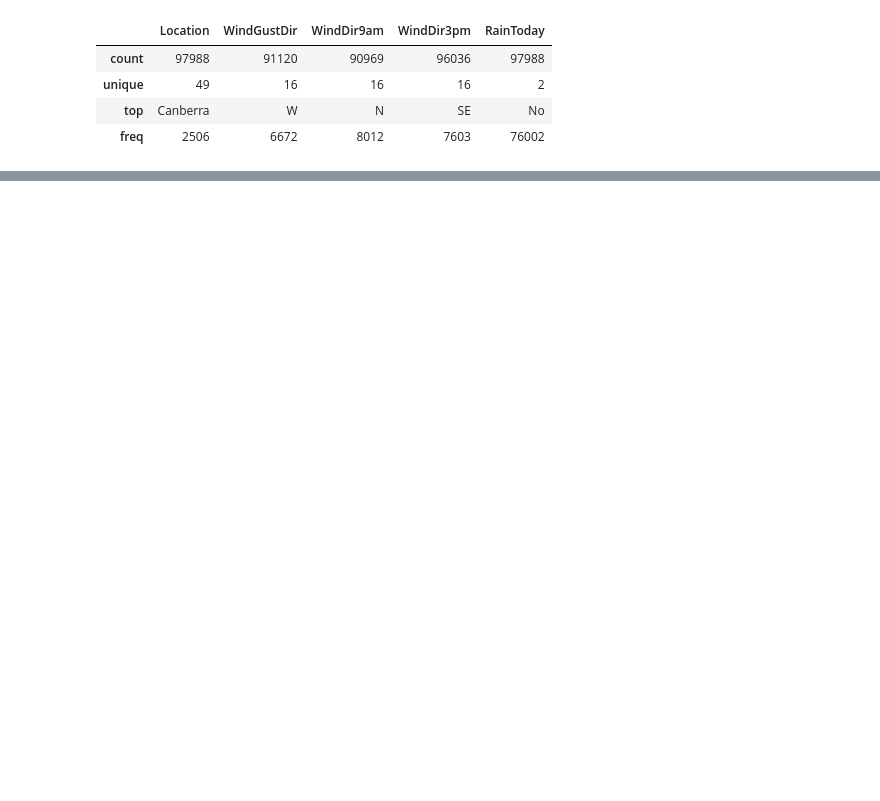
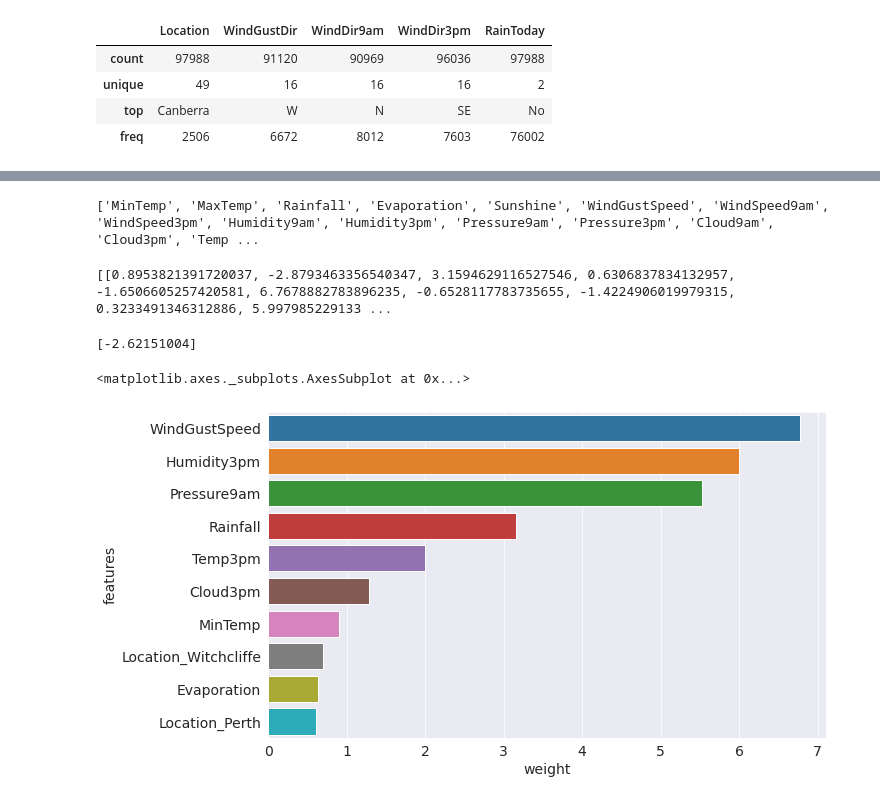
Before and after one commit to pttrupt/PracticeProjects, a Jupyter notebook: Logistic_Regression.ipynb, the cells around one changed output, grey strips where cells are left out. Saved outputs shown, nothing was run; the diff lists cells and outputs as text; code cells hidden in the pictures; blank space fills up the shorter version.

Commit message:
trained model

```diff
--- a/Logistic_Regression.ipynb
+++ b/Logistic_Regression.ipynb
@@ -410,0 +622,9 @@ pd.DataFrame([missing_num, missing_num*100/len(raw_df)]).T
+# %%
+
+train_inputs = pd.read_parquet('train_inputs.parquet')
+val_inputs = pd.read_parquet('val_inputs.parquet')
+test_inputs = pd.read_parquet('test_inputs.parquet')
+
+train_targets = pd.read_parquet('train_targets.parquet')[target_cols]
+val_targets = pd.read_parquet('val_targets.parquet')[target_cols]
+test_targets = pd.read_parquet('test_targets.parquet')[target_cols]
@@ -410,0 +637,5 @@ pd.DataFrame([missing_num, missing_num*100/len(raw_df)]).T
+# %%
+model = LogisticRegression(solver='liblinear')
+# %%
+%%time
+model.fit(train_inputs[num_cols + encoded_cols], train_targets)
@@ -410,0 +646,23 @@ pd.DataFrame([missing_num, missing_num*100/len(raw_df)]).T
+# %%
+print(num_cols + encoded_cols)
+# %% [output]
+['MinTemp', 'MaxTemp', 'Rainfall', 'Evaporation', 'Sunshine', 'WindGustSpeed', 'WindSpeed9am', 'WindSpeed3pm', 'Humidity9am', 'Humidity3pm', 'Pressure9am', 'Pressure3pm', 'Cloud9am', 'Cloud3pm', 'Temp ...
+# %%
+print(model.coef_.tolist())
+# %% [output]
+[[0.8953821391720037, -2.8793463356540347, 3.1594629116527546, 0.6306837834132957, -1.6506605257420581, 6.7678882783896235, -0.6528117783735655, -1.4224906019979315, 0.3233491346312886, 5.997985229133 ...
+# %%
+print(model.intercept_)
+# %% [output]
+[-2.62151004]
+# %%
+### weights
+
+weight_df = pd.DataFrame({'features': num_cols+ encoded_cols,
+              'weight': model.coef_.tolist()[0]})
+# %%
+plt.figure(figsize=(10,6))
+sns.barplot(data=weight_df.sort_values(by='weight', ascending=False).head(10), x='weight', y='features')
+# %% [output]
+<matplotlib.axes._subplots.AxesSubplot at 0x...>
+[figure, added]
```
Also changed, not shown: parts of 44 cells of this notebook.
